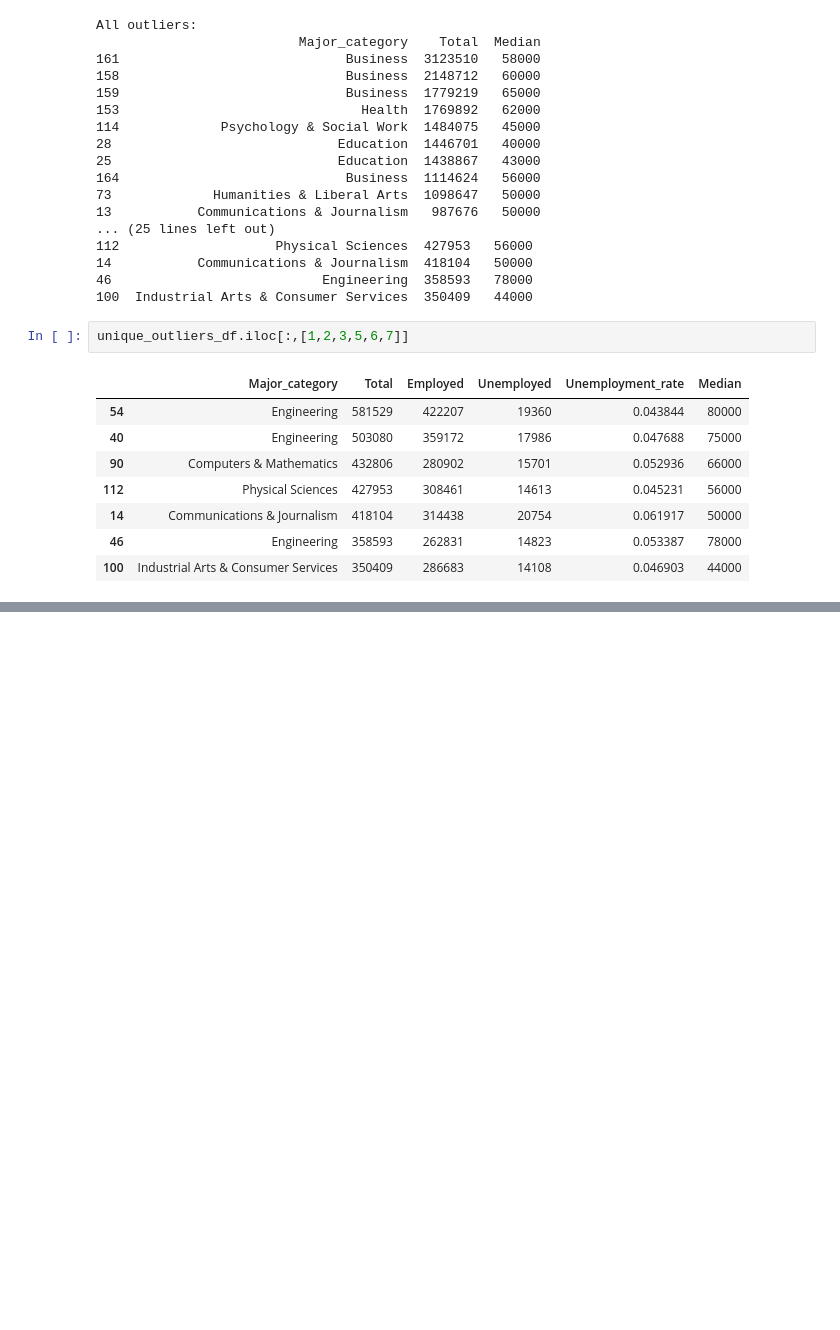
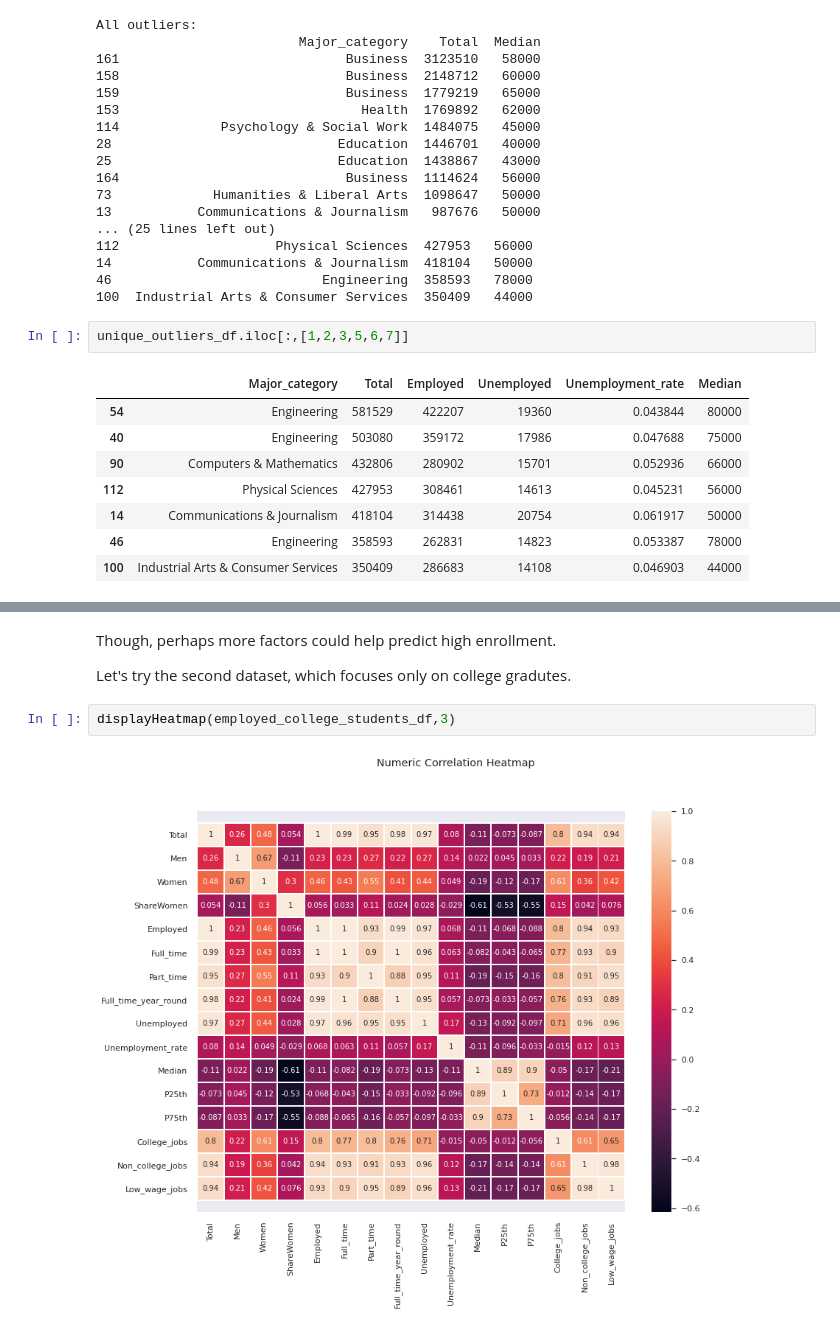
Before and after one commit to yabbou/Career_Forecasting, a Jupyter notebook: final_project.ipynb, the cells around one changed output, grey strips where cells are left out. Drawn from its saved outputs; the diff is of its cells as text; blank space fills up the shorter version.

```diff
--- a/final_project.ipynb
+++ b/final_project.ipynb
@@ -446,0 +600,8 @@ Part 3:
+# %% [markdown]
+Though, perhaps more factors could help predict high enrollment.
+
+Let's try the second dataset, which focuses only on college gradutes.
+# %%
+displayHeatmap(employed_college_students_df,3)
+# %% [output]
+[figure, added]
```
Also changed, not shown: parts of 49 cells of this notebook.
